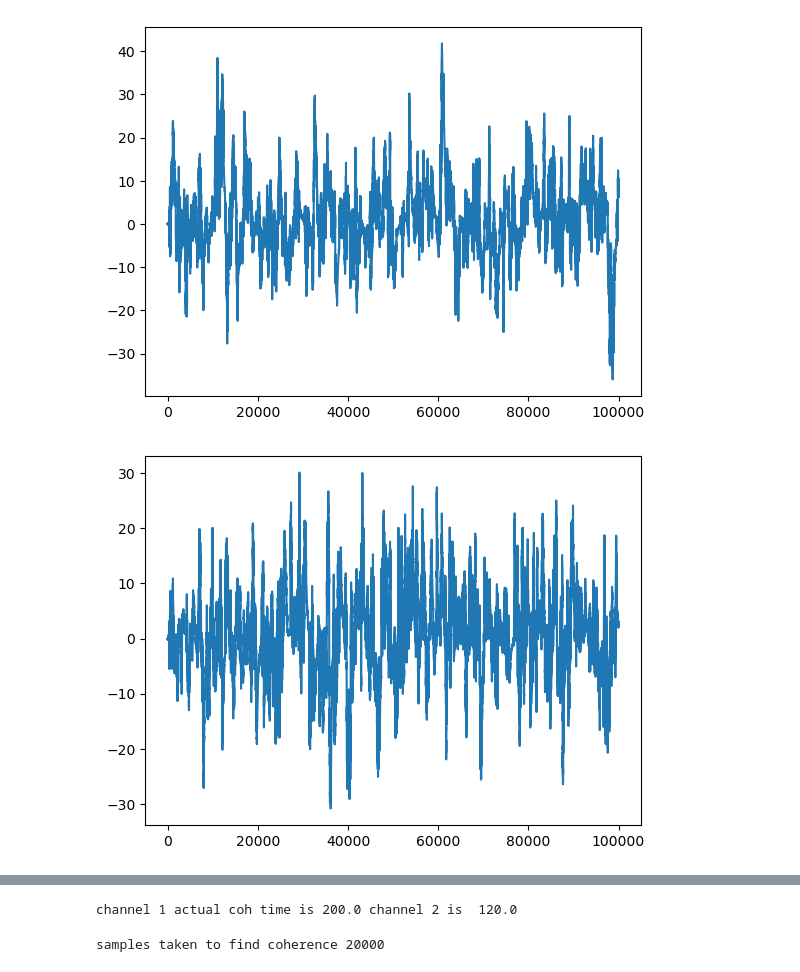
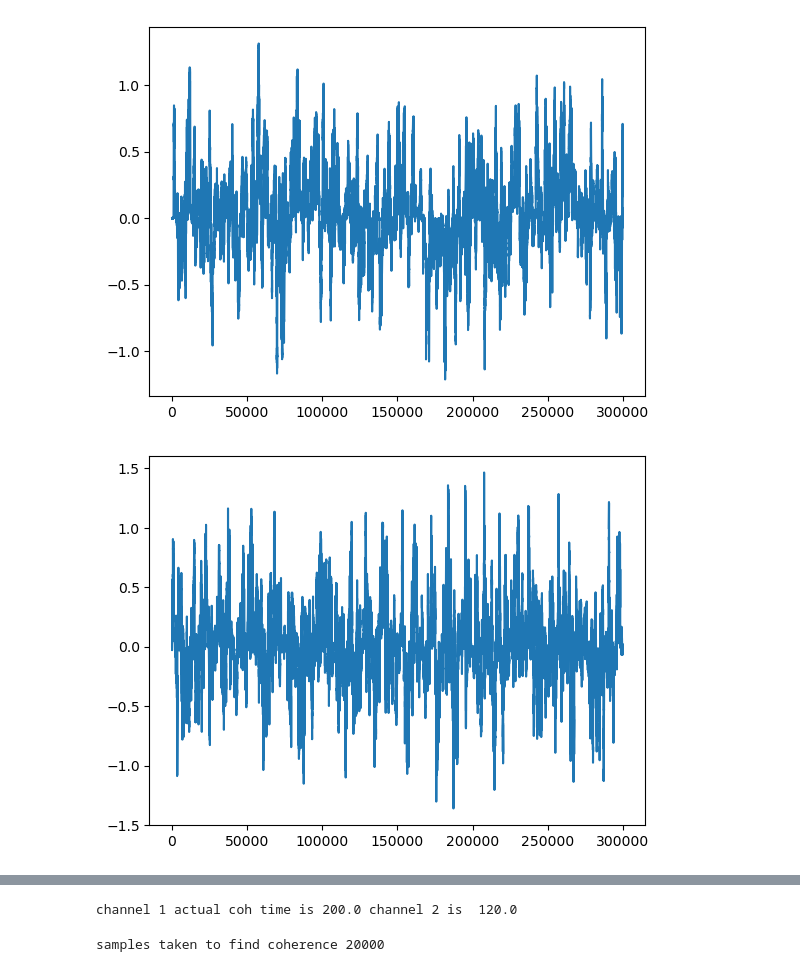
Before and after one commit to Denviser/RL-Project, a Jupyter notebook: t_coh_final.ipynb, the cells around one changed output, grey strips where cells are left out. Cells and saved outputs as stored; diff of their text form; code cells hidden in the pictures.

```diff
--- a/t_coh_final.ipynb
+++ b/t_coh_final.ipynb
@@ -5,10 +5,12 @@ import math
 import random
 import numpy as np
 from scipy.signal import find_peaks
+plt.style.use('default')
+#plt.style.use('IEEEstyle.mplstyle')
 # %%
 sampling_rate=2*1e3
 sample_time=1/sampling_rate
-N=100000
+N=300000
 def ou_noise(n, dt=1.0, mu=0.0, tau=20.0, sigma=1.0, x0=0.0, rng=None):
     rng = np.random.default_rng(rng)
     x = np.empty(n)
@@ -16,17 +18,21 @@ def ou_noise(n, dt=1.0, mu=0.0, tau=20.0, sigma=1.0, x0=0.0, rng=None):
     a = np.exp(-dt / tau)
     sd = sigma * np.sqrt(1 - a*a)
     for t in range(1, n):
-        # if t%int(tau/dt)==0:
-        #     sd=sd+1e-4
-        if t%int(tau/dt)==0:
-             sd=random.randint(1,100)*0.01
         x[t] = mu + a*(x[t-1] - mu) + sd * rng.normal()
+
+    for i in range(len(x)):
+        if i%int(tau/dt)==0:
+            gain=random.randint(1,100)*0.01
+        x[i]=x[i]*gain
     return x
+
 #I am setting tau to be 50ms
-
-#def correlated_noise_time_varying()
 x = ou_noise(N, dt=sample_time, tau=0.5, sigma=0.5)
 
-plt.plot(x)
+time_array=np.linspace(0,sample_time*N,N)
+
+plt.xlabel("time")
+plt.ylabel("amplitude")
+plt.plot(time_array,x)
 print("total time is",sample_time*N,"sec")
 # %% [output]
@@ -35,27 +41,27 @@ total time is 50.0 sec
 # %%
 Channel_dict={}
 num_channels=5
 actual_coh_time={}
 
 rng = np.random.default_rng(12345)
-Channel_dict[0]={'I':ou_noise(N,dt=sample_time,tau=0.2,sigma=0.5, rng = rng),'Q':ou_noise(N,dt=sample_time,tau=0.2,sigma=0.5, rng = rng)}
-Channel_dict[1]={'I':ou_noise(N,dt=sample_time,tau=0.16,sigma=0.5, rng = rng),'Q':ou_noise(N,dt=sample_time,tau=0.16,sigma=0.5, rng = rng)}
-Channel_dict[2]={'I':ou_noise(N,dt=sample_time,tau=0.12,sigma=0.5, rng = rng),'Q':ou_noise(N,dt=sample_time,tau=0.12,sigma=0.5, rng = rng)}
-Channel_dict[3]={'I':ou_noise(N,dt=sample_time,tau=0.08,sigma=0.5, rng = rng),'Q':ou_noise(N,dt=sample_time,tau=0.08,sigma=0.5, rng = rng)}
-Channel_dict[4]={'I':ou_noise(N,dt=sample_time,tau=0.04,sigma=0.5, rng = rng),'Q':ou_noise(N,dt=sample_time,tau=0.04,sigma=0.5, rng = rng)}
+Channel_dict[0]={'I':ou_noise(N,dt=sample_time,tau=0.5,sigma=0.5, rng = rng),'Q':ou_noise(N,dt=sample_time,tau=0.5,sigma=0.5, rng = rng)}
+Channel_dict[1]={'I':ou_noise(N,dt=sample_time,tau=0.3,sigma=0.5, rng = rng),'Q':ou_noise(N,dt=sample_time,tau=0.3,sigma=0.5, rng = rng)}
+Channel_dict[2]={'I':ou_noise(N,dt=sample_time,tau=0.2,sigma=0.5, rng = rng),'Q':ou_noise(N,dt=sample_time,tau=0.2,sigma=0.5, rng = rng)}
+Channel_dict[3]={'I':ou_noise(N,dt=sample_time,tau=0.1,sigma=0.5, rng = rng),'Q':ou_noise(N,dt=sample_time,tau=0.1,sigma=0.5, rng = rng)}
+Channel_dict[4]={'I':ou_noise(N,dt=sample_time,tau=0.05,sigma=0.5, rng = rng),'Q':ou_noise(N,dt=sample_time,tau=0.05,sigma=0.5, rng = rng)}
 
 plt.plot(Channel_dict[0]["I"])
 plt.show()
 plt.plot(Channel_dict[1]["I"])
 plt.show()
 plt.plot(Channel_dict[2]["I"])
 plt.show()
 plt.plot(Channel_dict[3]["I"])
 plt.show()
 plt.plot(Channel_dict[4]["I"])
 plt.show()
 
 print("channel 1 actual coh time is",0.1/sample_time,"channel 2 is ",0.06/sample_time)
 # %% [output]
-[figure, old version]
+[figure, new version]
-[figure, old version]
+[figure, new version]
```
Also changed, not shown: parts of 19 cells of this notebook.
